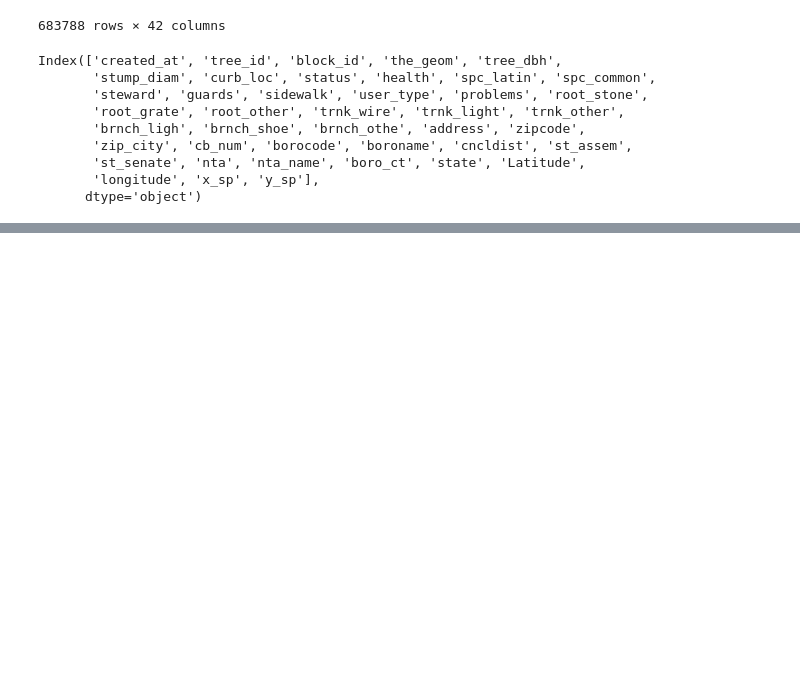
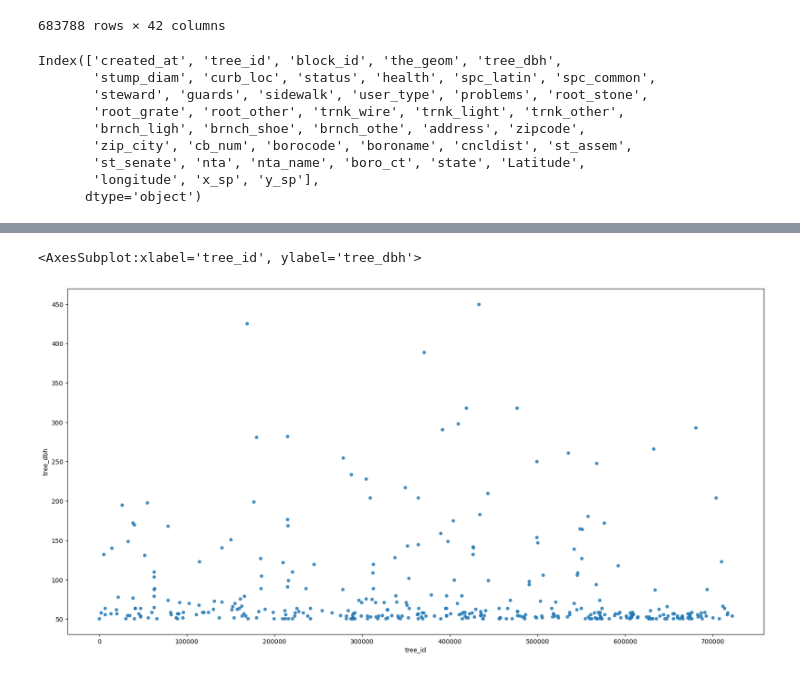
Before and after one commit to ron-ligsay/EDA, a Jupyter notebook: src/Data Exploration/Exploring data.ipynb, the cells around one changed output, grey strips where cells are left out. Saved outputs shown, nothing was run; the diff lists cells and outputs as text; code cells hidden in the pictures; blank space fills up the shorter version.

```diff
--- a/src/Data Exploration/Exploring data.ipynb
+++ b/src/Data Exploration/Exploring data.ipynb
@@ -55,0 +132,3 @@ tree_census_subset
+# %%
+big_trees = tree_census_subset[tree_census_subset['tree_dbh'] > 50]
+big_trees
@@ -55,0 +149,5 @@ tree_census_subset
+# %%
+big_trees[['tree_id','tree_dbh','spc_common']].plot(kind='scatter', x='tree_id', y='tree_dbh', alpha=0.8, figsize=(20,10))
+# %% [output]
+<AxesSubplot:xlabel='tree_id', ylabel='tree_dbh'>
+[figure, added]
```
Also changed, not shown: parts of 19 cells of this notebook.
